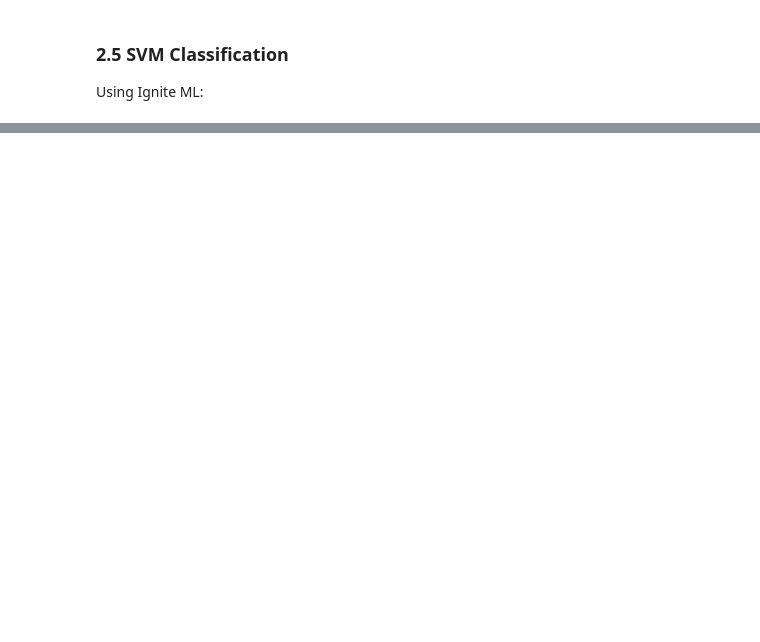
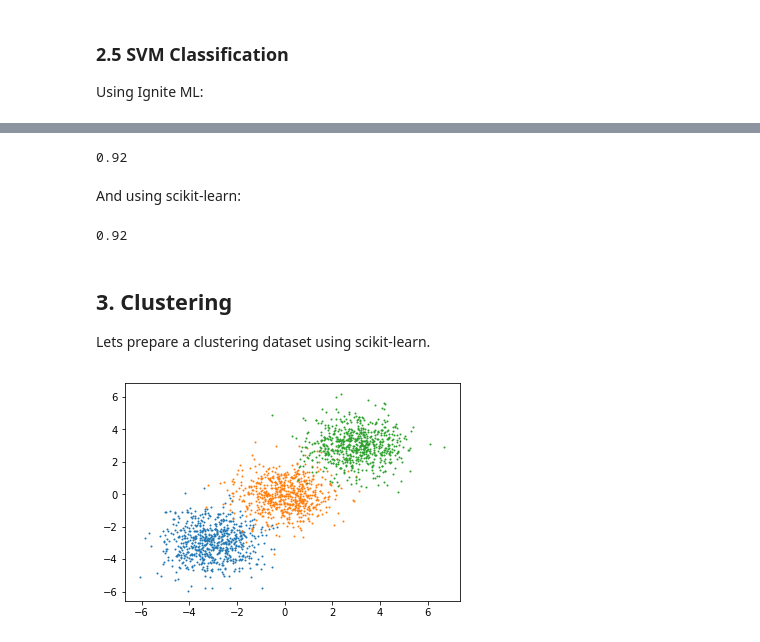
Before and after one commit to dmitrievanthony/ignite_ml, a Jupyter notebook: example.ipynb, the cells around one changed output, grey strips where cells are left out. Saved outputs shown, nothing was run; the diff lists cells and outputs as text; code cells hidden in the pictures; blank space fills up the shorter version.

```diff
--- a/example.ipynb
+++ b/example.ipynb
@@ -188,0 +220,29 @@ accuracy_score(y_test, clf.predict(x_test))
+# %%
+from ignite_ml.classification import RandomForestClassificationTrainer
+trainer = RandomForestClassificationTrainer()
+model = trainer.fit(x_train, y_train)
+
+accuracy_score(y_test, model.predict(x_test))
+# %% [output]
+0.92
+# %% [markdown]
+And using scikit-learn:
+# %%
+from sklearn.ensemble import RandomForestClassifier
+clf = RandomForestClassifier()
+clf.fit(x_train, y_train)
+
+accuracy_score(y_test, model.predict(x_test))
+# %% [output]
+0.92
+# %% [markdown]
+## 3. Clustering
+
+Lets prepare a clustering dataset using scikit-learn.
+# %%
+x, y = make_blobs(n_samples=2000, n_features=2, cluster_std=1.0, centers=[(-3, -3), (0, 0), (3, 3)])
+# %%
+for i in range(3):
+    plt.scatter(x[y == i][:, 0], x[y == i][:, 1], s=1)
+# %% [output]
+[figure, added]
```
Also changed, not shown: parts of 25 cells of this notebook, 3 other files.
